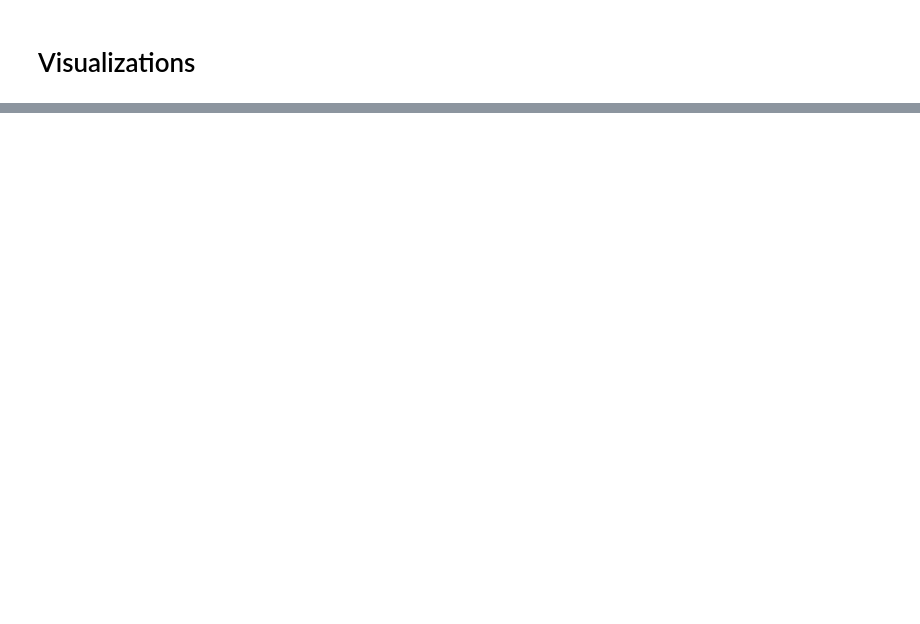
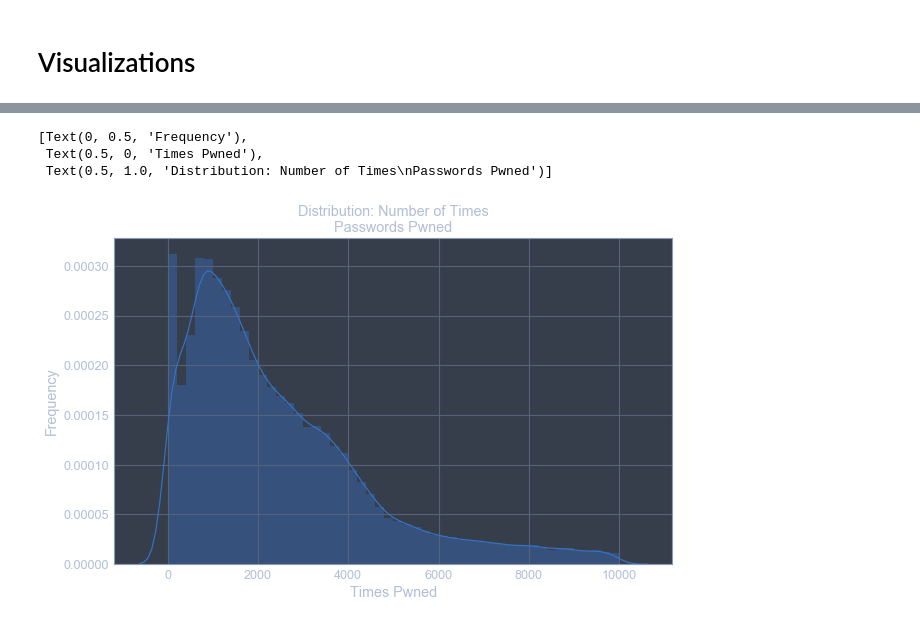
Before and after one commit to EricB10/pwned-passwords-project, a Jupyter notebook: analysis.ipynb, the cells around one changed output, grey strips where cells are left out. Saved outputs shown, nothing was run; the diff lists cells and outputs as text; code cells hidden in the pictures; blank space fills up the shorter version.

```diff
--- a/analysis.ipynb
+++ b/analysis.ipynb
@@ -252,0 +343,10 @@ max(x)
+# %%
+fig, ax = plt.subplots(figsize=(10,6))
+ax = sns.distplot(df['Total'])
+ax.set(title='Distribution: Number of Times\nPasswords Pwned',
+       xlabel='Times Pwned', ylabel='Frequency')
+# %% [output]
+[Text(0, 0.5, 'Frequency'),
+ Text(0.5, 0, 'Times Pwned'),
+ Text(0.5, 1.0, 'Distribution: Number of Times\nPasswords Pwned')]
+[figure, added]
```
Also changed, not shown: parts of 34 cells of this notebook, 5 other files.
